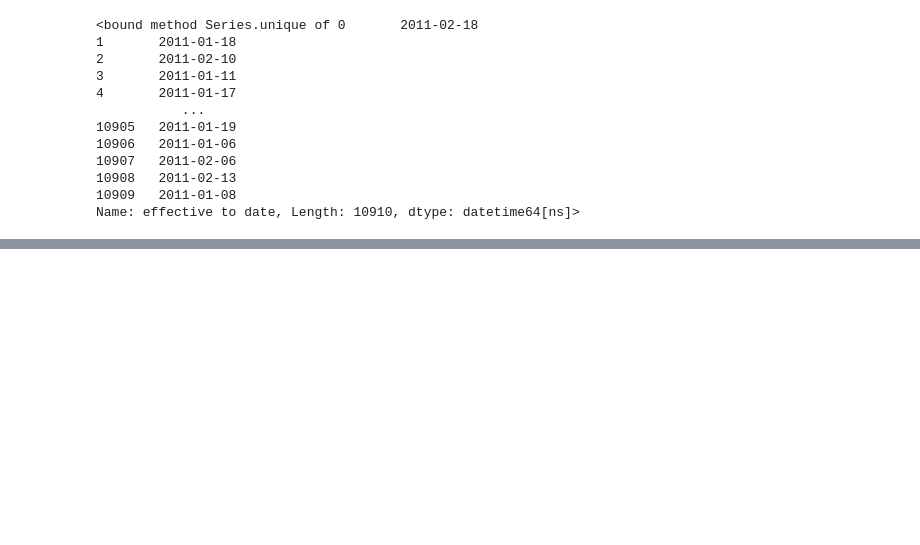
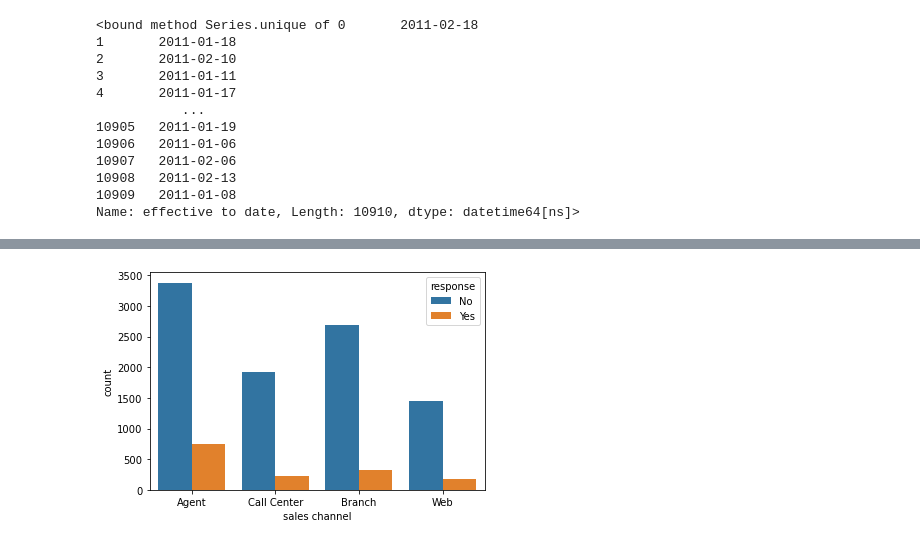
Before and after one commit to audedef/lab-customer-analysis-round-2, a Jupyter notebook: ex-lab-customer-analysis.ipynb, the cells around one changed output, grey strips where cells are left out. Saved outputs shown, nothing was run; the diff lists cells and outputs as text; code cells hidden in the pictures; blank space fills up the shorter version.

```diff
--- a/ex-lab-customer-analysis.ipynb
+++ b/ex-lab-customer-analysis.ipynb
@@ -296,0 +359,7 @@ df[(df['month_effective'] == 1) | (df['month_effective'] == 2) | (df['month_effe
+# %%
+sns.countplot(x="sales channel", hue="response", data=df)
+plt.show()
+# seems to answer more on the Agent channel
+# but in terms of proportion, web is an interesting channel too
+# %% [output]
+[figure, added]
```
Also changed, not shown: parts of 17 cells of this notebook.
